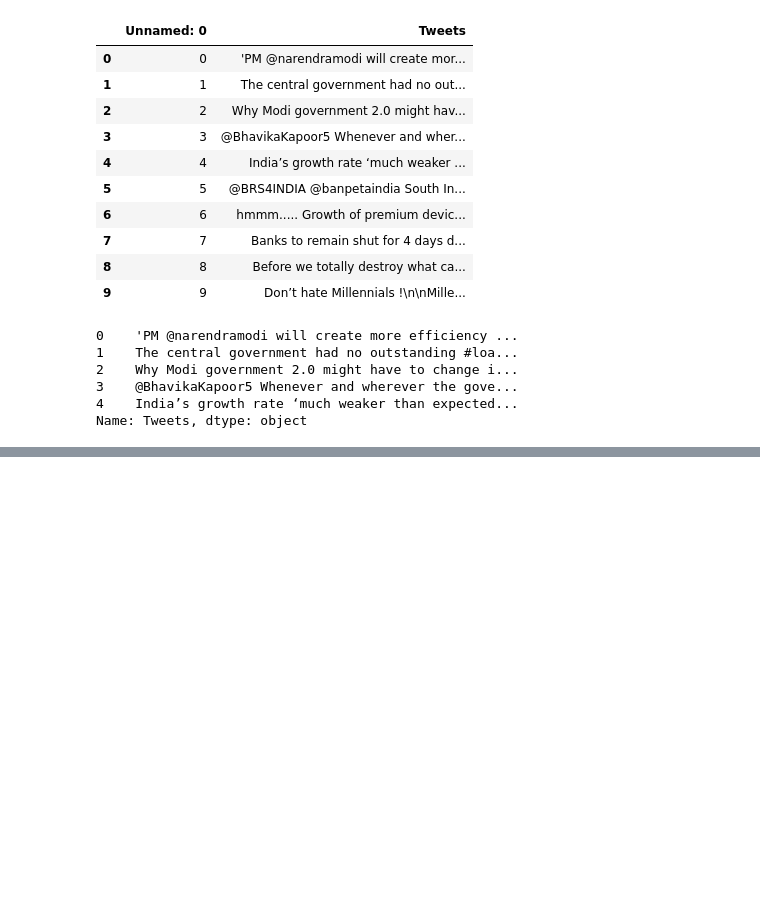
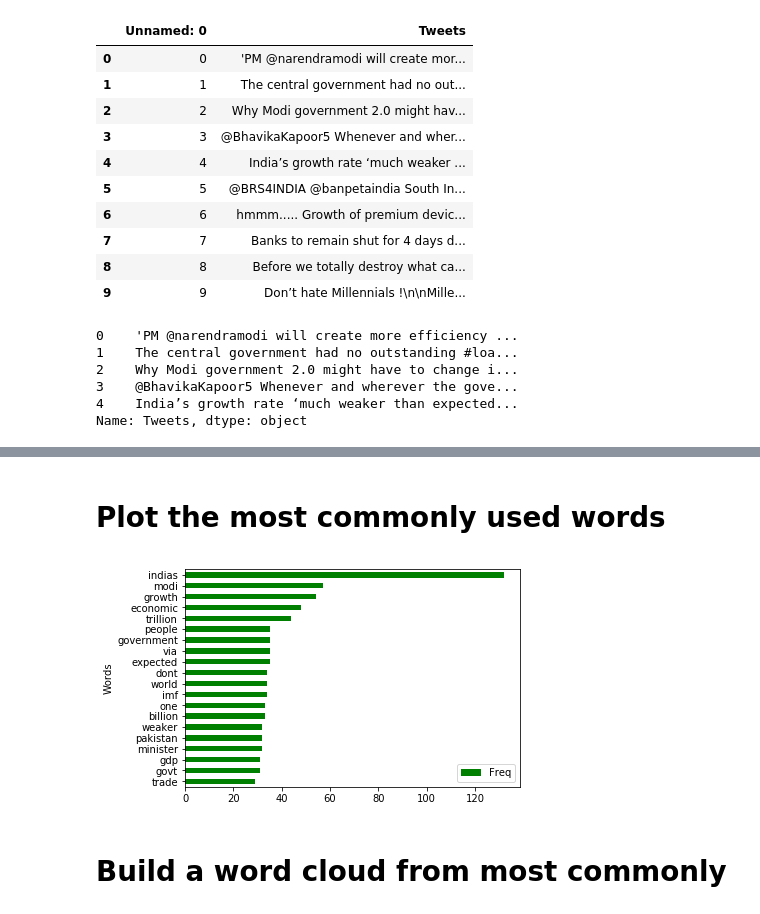
Before and after one commit to hpsuresh12345/Python-code, a Jupyter notebook: Tweepy_InfotainmentTweets.ipynb, the cells around one changed output, grey strips where cells are left out. Saved outputs shown, nothing was run; the diff lists cells and outputs as text; code cells hidden in the pictures; blank space fills up the shorter version.

```diff
--- a/Tweepy_InfotainmentTweets.ipynb
+++ b/Tweepy_InfotainmentTweets.ipynb
@@ -444,0 +471,5 @@ KeyError: ignored
+# %%
+bagofwords =[]
+for i in range(0,1000):
+  words = corpus[i].split()
+  bagofwords.append(words)
@@ -444,0 +515,10 @@ KeyError: ignored
+# %%
+words_to_remove=['india','economy','indian','much','amp']
+bagofwords_new = [[x for x in word if not x in words_to_remove] for word in bagofwords]
+# %%
+all_words=list(itertools.chain(*bagofwords_new))
+print(all_words[0:10])
+print()
+print("Most commonly occuring words and frequency\n")
+words_freq=collections.Counter(all_words)
+words_freq.most_common(20)
@@ -444,0 +551,3 @@ KeyError: ignored
+# %%
+freq_word_df=pd.DataFrame(words_freq.most_common(20),columns=['Words','Freq'])
+freq_word_df.head()
@@ -444,0 +561,9 @@ KeyError: ignored
+# %% [markdown]
+# Plot the most commonly used words
+# %%
+freq_word_df.sort_values(by='Freq').plot.barh(x='Words',y='Freq',color="green")
+plt.show;
+# %% [output]
+[figure, added]
+# %% [markdown]
+# Build a word cloud from most commonly
```
Also changed, not shown: parts of 18 cells of this notebook.
